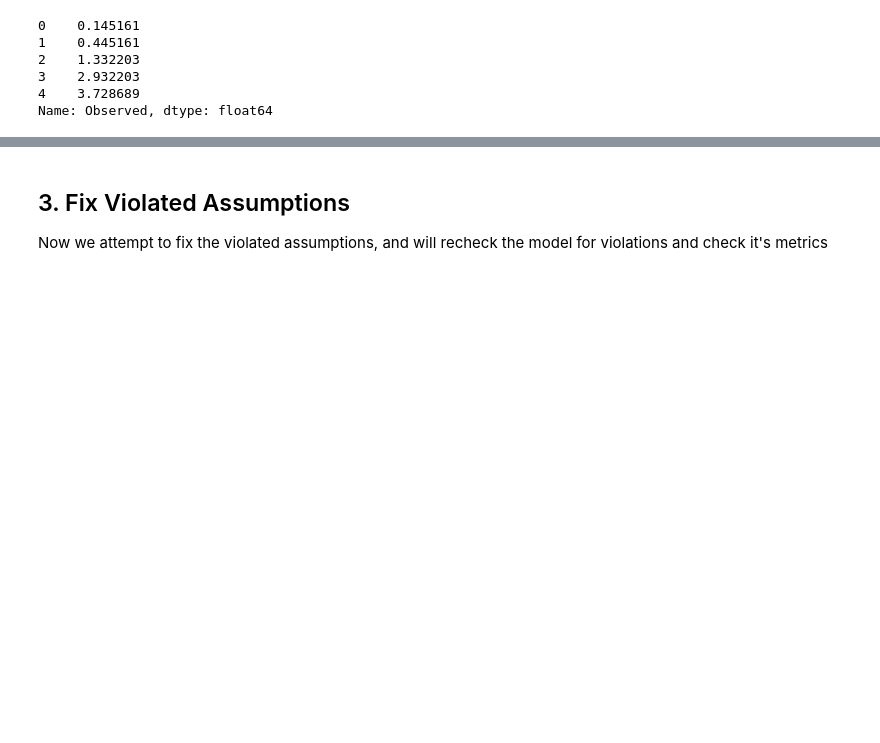
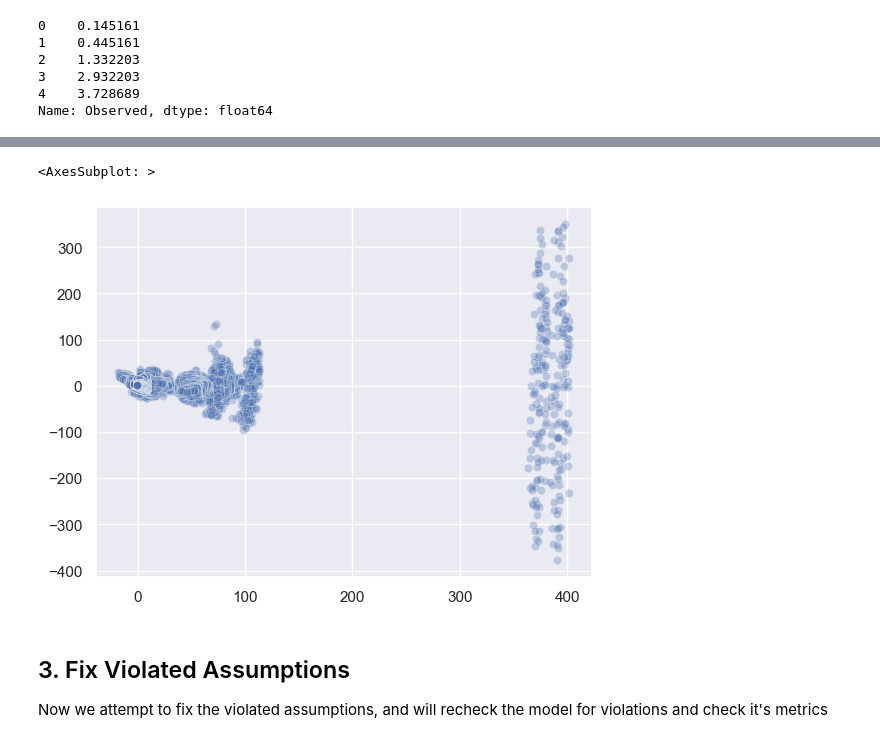
Before and after one commit to sethbeckett/cs6830_project6, a Jupyter notebook: project6.ipynb, the cells around one changed output, grey strips where cells are left out. Cells and saved outputs as stored; diff of their text form; code cells hidden in the pictures; blank space fills up the shorter version.

```diff
--- a/project6.ipynb
+++ b/project6.ipynb
@@ -107,3 +154,9 @@ strong multicollinearity problems or that the design matrix is singular.
+# %%
+# check error vs pred
+sns.scatterplot(x=y_pred, y=errors, alpha=0.3)
+# %% [output]
+<AxesSubplot: >
+[figure, added]
 # %% [markdown]
 ## 3. Fix Violated Assumptions
 Now we attempt to fix the violated assumptions, and will recheck the model for violations and check it's metrics
```
Also changed, not shown: parts of 14 cells of this notebook.
